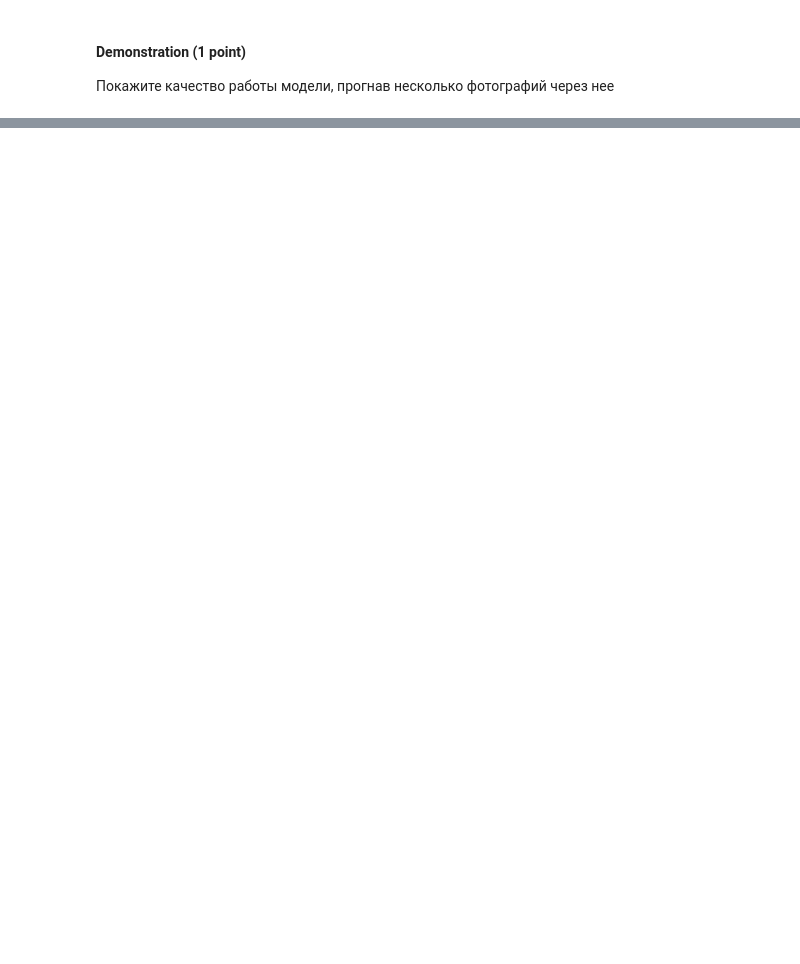
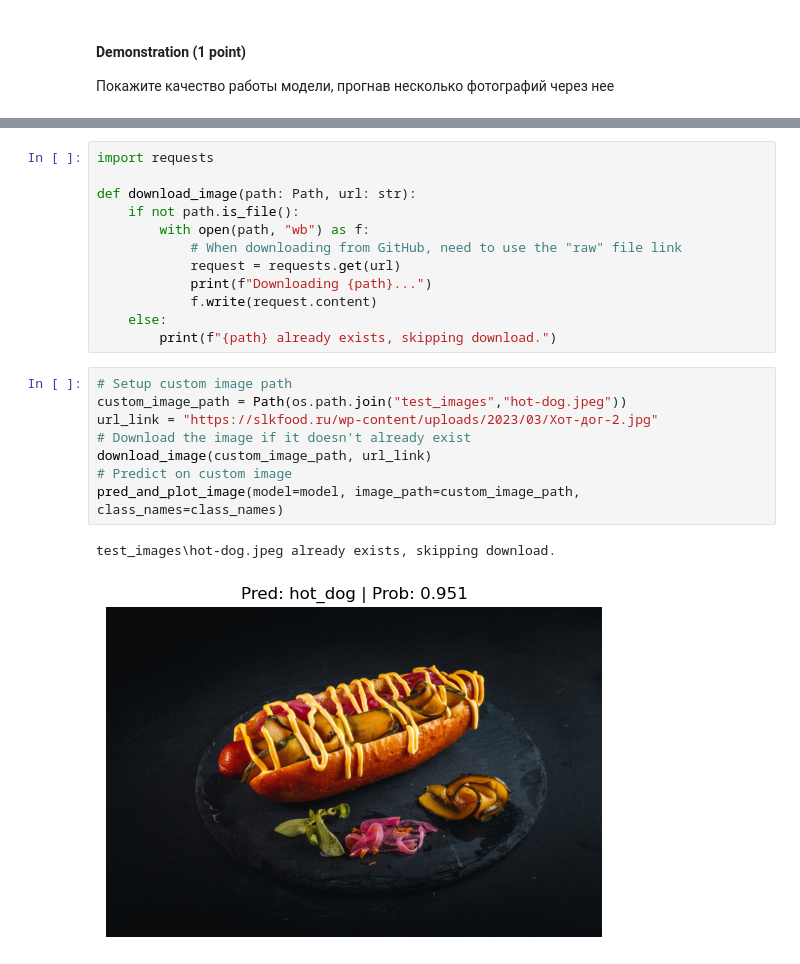
Before and after one commit to diemvs/hse_hw, a Jupyter notebook: dl/homework_02.ipynb, the cells around one changed output, grey strips where cells are left out. Drawn from its saved outputs; the diff is of its cells as text; blank space fills up the shorter version.

```diff
--- a/dl/homework_02.ipynb
+++ b/dl/homework_02.ipynb
@@ -679,0 +761,23 @@ Plot graphs for train and val loss
+# %%
+import requests
+
+def download_image(path: Path, url: str):
+    if not path.is_file():
+        with open(path, "wb") as f:
+            # When downloading from GitHub, need to use the "raw" file link
+            request = requests.get(url)
+            print(f"Downloading {path}...")
+            f.write(request.content)
+    else:
+        print(f"{path} already exists, skipping download.")
+# %%
+# Setup custom image path
+custom_image_path = Path(os.path.join("test_images","hot-dog.jpeg"))
+url_link = "https://slkfood.ru/wp-content/uploads/2023/03/Хот-дог-2.jpg"
+# Download the image if it doesn't already exist
+download_image(custom_image_path, url_link)
+# Predict on custom image
+pred_and_plot_image(model=model, image_path=custom_image_path, class_names=class_names)
+# %% [output]
+test_images\hot-dog.jpeg already exists, skipping download.
+[figure, added]
```
Also changed, not shown: parts of 8 cells of this notebook, 5 other files.
